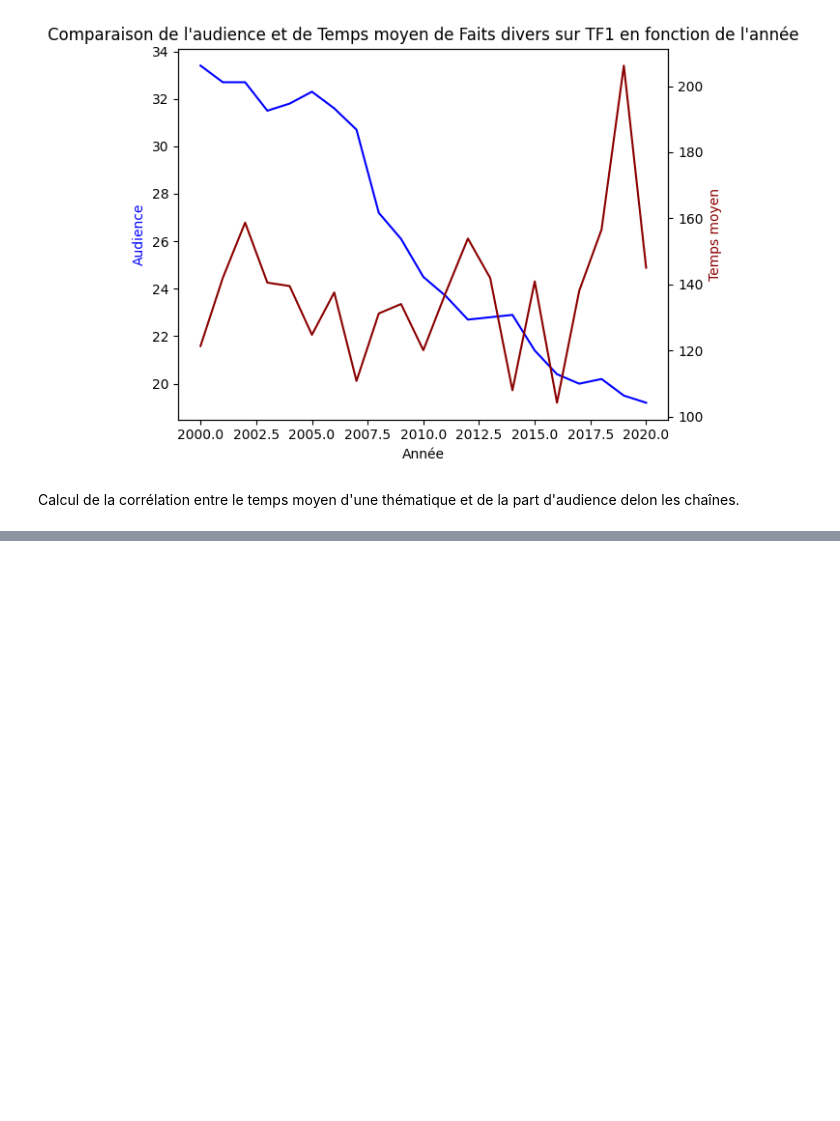
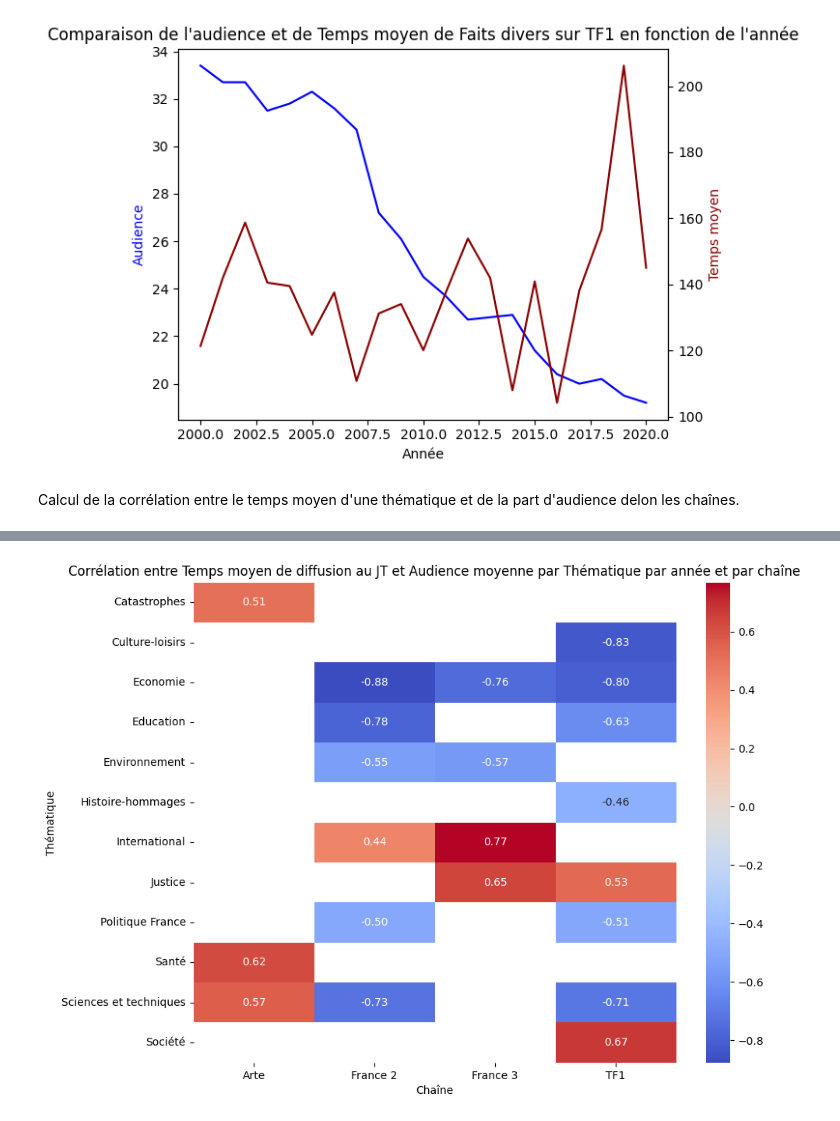
Before and after one commit to Gstrems/Projet_python_2A, a Jupyter notebook: stat_explo_audience.ipynb, the cells around one changed output, grey strips where cells are left out. Drawn from its saved outputs; the diff is of its cells as text; code cells hidden in the pictures; blank space fills up the shorter version.

Commit message:
Ajout corrélation significative + heatmap

```diff
--- a/stat_explo_audience.ipynb
+++ b/stat_explo_audience.ipynb
@@ -151,0 +186,34 @@ correlation_theme_audience(sujet_audience, Temps="Temps cumul")
+# %%
+from tqdm import tqdm
+from scipy import stats
+
+
+dic = []
+
+for i in sujet_audience["Chaîne"].unique():
+    for j in sujet_audience["Thématique"].unique():
+        # Création d'une sous-partie du DataFrame pour la chaîne et la thématique spécifiques
+        subset = sujet_audience[(sujet_audience["Chaîne"] == i) & (sujet_audience["Thématique"] == j)]
+        corr = subset["Temps moyen"].corr(subset["Audience"])
+
+        # Calcul de la p-value pour la corrélation
+        # # Statistique t
+        t = corr * np.sqrt((subset.shape[0] - 2) / (1 - corr**2))
+        # P-value bilatérale
+        p_value = 2 * stats.t.sf(np.abs(t), df=subset.shape[0]-2)
+        # Significativité
+        if p_value < 0.05:
+            signif = "Significatif"
+        else:
+            signif = "Non significatif"
+
+        dic.append({
+            "Chaîne": i,
+            "Thématique": j,
+            "Corrélation": corr,
+            "P-value": p_value,
+            "Significativité":signif
+        })
+
+corr_significatif = pd.DataFrame(dic)
+corr_significatif.head()
@@ -151,0 +227,11 @@ correlation_theme_audience(sujet_audience, Temps="Temps cumul")
+# %%
+correlation_theme_audience(corr = corr_significatif[
+    corr_significatif["Significativité"] == "Significatif"
+    ].drop(columns=["P-value", "Significativité"]
+           ).pivot(index="Thématique",
+                   columns="Chaîne",
+                   values="Corrélation"
+                   )
+    )
+# %% [output]
+[figure, added]
```
Also changed, not shown: parts of 9 cells of this notebook, 1 other file.
